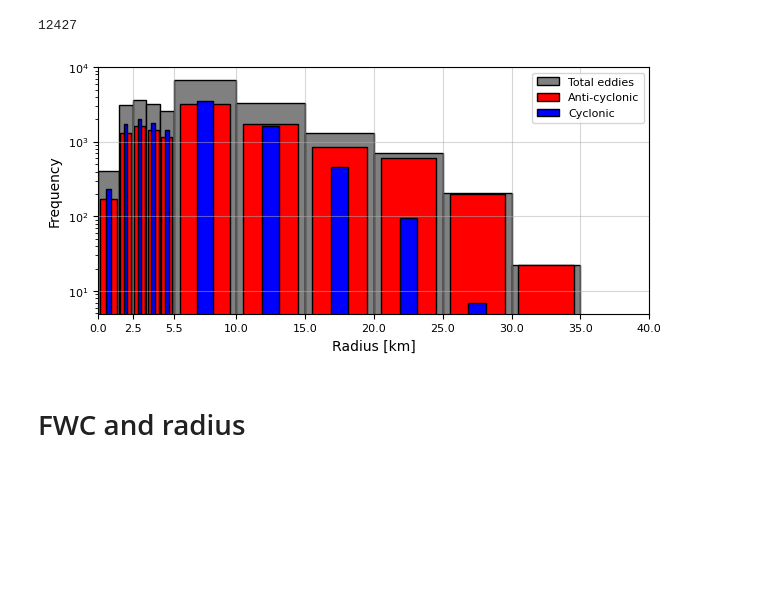
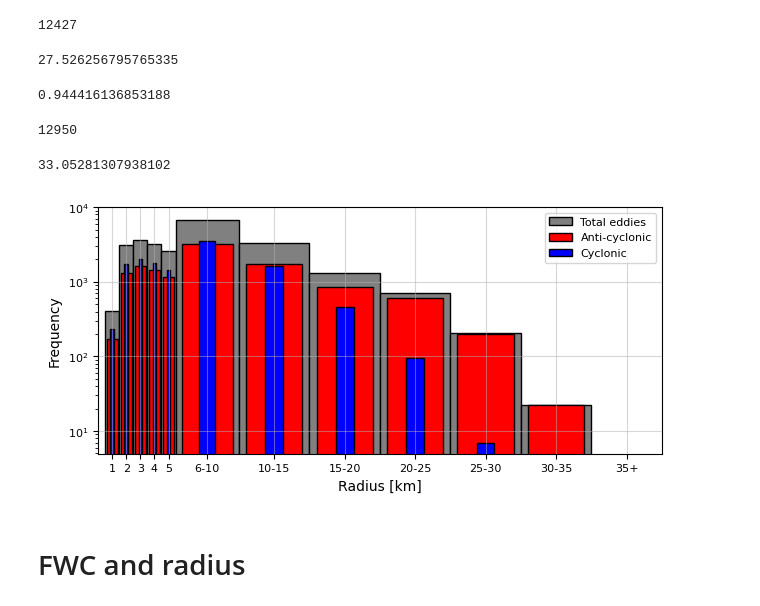
Before and after one commit to EirikKvamme/MScEirik, a Jupyter notebook: Eddies/EddyTrackingProcessing.ipynb, the cells around one changed output. Drawn from its saved outputs; the diff is of its cells as text; code cells hidden in the pictures; blank space fills up the shorter version.

```diff
--- a/Eddies/EddyTrackingProcessing.ipynb
+++ b/Eddies/EddyTrackingProcessing.ipynb
@@ -767,27 +965,38 @@ display(np.max(radius_values_max),np.min(radius_values_max),len(radius_values_ma
 33.05281307938102
 0.9630542367729414
 12427
+# %%
+display(np.max(radius_values_min),np.min(radius_values_min),len(radius_values_min))
+# %% [output]
+27.526256795765335
+0.944416136853188
+12950
+# %%
+np.max([np.max(radius_values_max),np.max(radius_values_min)])
+# %% [output]
+33.05281307938102
 # %%
 fig, ax = plt.subplots(
     figsize=(6.2217,3), layout = 'constrained'
 )
-ax.hist(radius_values_max + radius_values_min,log=True,edgecolor='k',bins=[0,1.5,2.5,3.5,4.5,5.5,10,15,20,25,30,35,40],color='grey',label='Total eddies')
-ax.hist(radius_values_max,log=True,edgecolor='k',bins=[0,1.5,2.5,3.5,4.5,5.5,10,15,20,25,30,35,40],color='r',rwidth=0.8,label='Anti-cyclonic')
-ax.hist(radius_values_min,log=True,edgecolor='k',bins=[0,1.5,2.5,3.5,4.5,5.5,10,15,20,25,30,35,40],color='b', rwidth=0.25,label='Cyclonic')
+ax.hist(radius_values_max + radius_values_min,log=True,edgecolor='k',bins=[0.5,1.5,2.5,3.5,4.5,5.5,10,15,20,25,30,35,40],range=(0.5, int(np.round(np.max([np.max(radius_values_max),np.max(radius_values_min)]),0))),color='grey',label='Total eddies')
+ax.hist(radius_values_max,log=True,edgecolor='k',bins=[0.5,1.5,2.5,3.5,4.5,5.5,10,15,20,25,30,35,40],range=(0.5, int(np.round(np.max([np.max(radius_values_max),np.max(radius_values_min)]),0))),color='r',rwidth=0.8,label='Anti-cyclonic')
+ax.hist(radius_values_min,log=True,edgecolor='k',bins=[0.5,1.5,2.5,3.5,4.5,5.5,10,15,20,25,30,35,40],range=(0.5, int(np.round(np.max([np.max(radius_values_max),np.max(radius_values_min)]),0))),color='b', rwidth=0.25,label='Cyclonic')
 ax.set_ylim(0,10000)
-ax.set_xticks([0,2.5,5.5,10,15,20,25,30,35,40])
+ax.set_xticks([1,2,3,4,5,7.75,12.5,17.5,22.5,27.5,32.5,37.5])
+ax.set_xticklabels([1,2,3,4,5,'6-10','10-15','15-20','20-25','25-30','30-35','35+'])
 ax.set_xlim(0,40)
 ax.grid(alpha=0.5)
 
 ax.set_xlabel('Radius [km]')
 ax.set_ylabel('Frequency')
 ax.legend(loc='upper right')
 
 fig.savefig(r'/nird/home/ekv036/MSc/Fig/EddyRadius',dpi=300, facecolor='w', edgecolor='w',
           orientation='landscape', format=None,
           transparent=False, bbox_inches=None,pad_inches=0.25)
 # %% [output]
-[figure, old version]
+[figure, new version]
 # %% [markdown]
 # FWC and radius
 # %%
```
Also changed, not shown: parts of 7 cells of this notebook, 1 other file.
